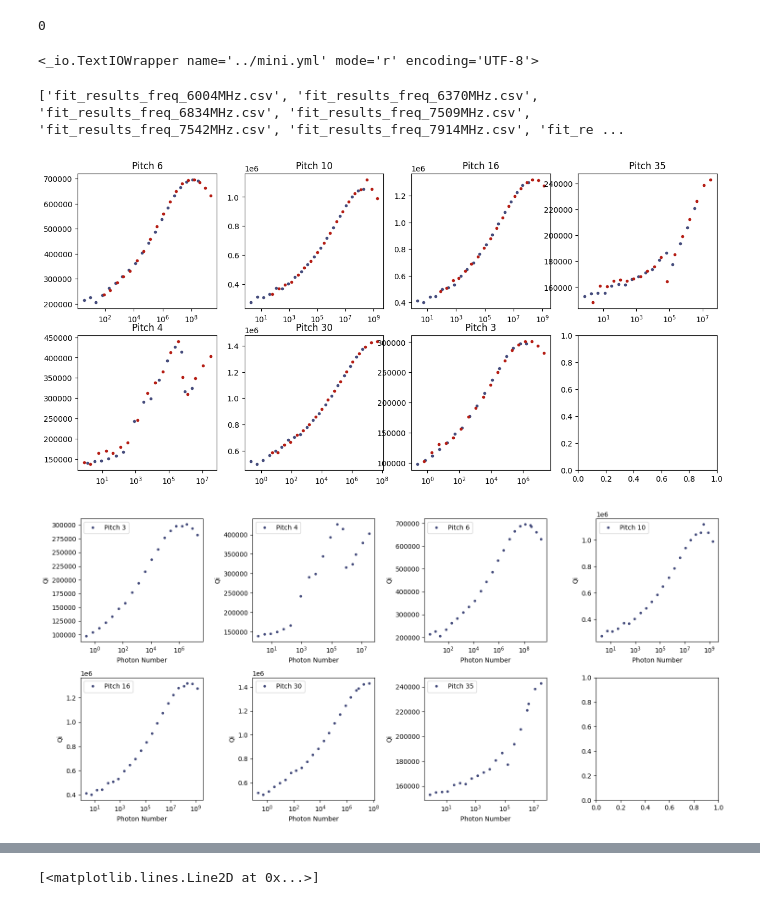
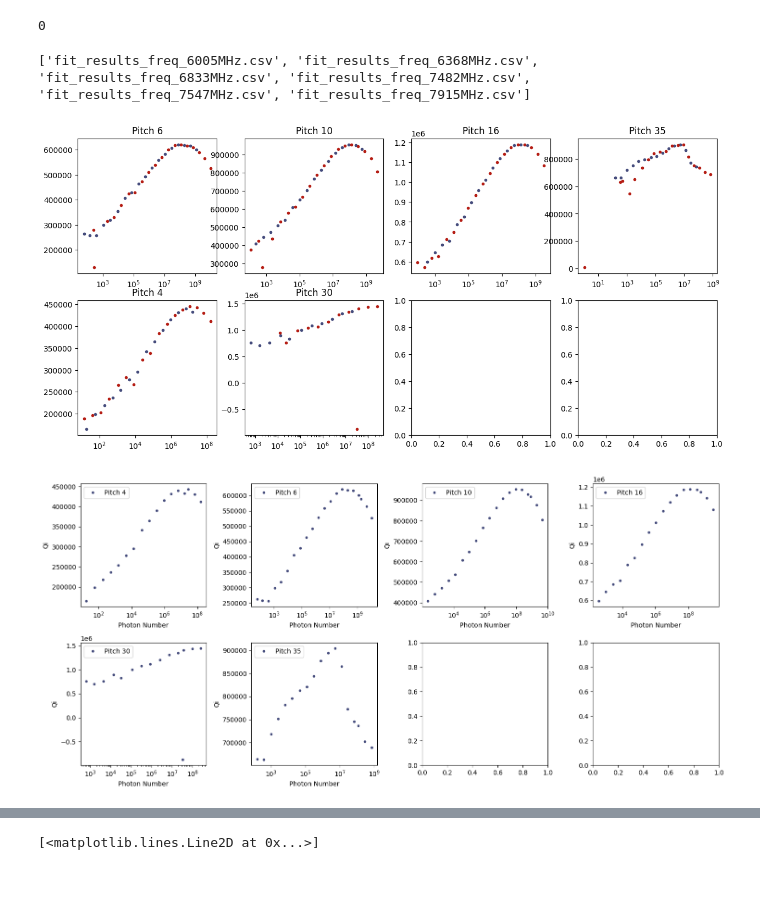
Before and after one commit to eesh-gupta/scresonators, a Jupyter notebook: fit_resonator/plot_fits_meas.ipynb, the cells around one changed output, grey strips where cells are left out. Drawn from its saved outputs; the diff is of its cells as text; code cells hidden in the pictures.

```diff
--- a/fit_resonator/plot_fits_meas.ipynb
+++ b/fit_resonator/plot_fits_meas.ipynb
@@ -31,8 +31,8 @@ cloud_folder = pth_base + 'My Drive/Projects/Materials/'
 #folder = 'Shared drives/SLab/JJ_fab/Coherence Sample/'
 pth = pth_base+folder
 img_pth = cloud_folder+'Outputs/Resonators/'
-#meas = 'silta8_slab'
-meas = 'silta8_jpa'
+meas = 'silta8_slab'
+#meas = 'silta8_jpa'
 # meas = 'siliconta7_res_sq'
 # %%
 with open('../mini.yml', 'r') as file:
@@ -60,10 +60,6 @@ cfg_yaml = yaml.safe_dump(sample_dict, default_flow_style=None)
     # # Write to file
 with open('../mini2.yml', "w") as modified_file:
     modified_file.write(cfg_yaml)
-# %%
-f
-# %% [output]
-<_io.TextIOWrapper name='../mini.yml' mode='r' encoding='UTF-8'>
 # %%
 fig, ax = plt.subplots(2,4, figsize=(15, 7))
 ax = ax.flatten()
@@ -75,7 +71,7 @@ print(csv_files_in_dir)
 coef = np.array([15, 16, 18, 27, 26, 29, 25.75])+1
 
 # slab
-#coef = np.array([4,7.75,10,15,16,18.2])
+coef = np.array([4,7.75,10,15,16,18.2])
 
 #coef = np.array([0, 0, 0, 0, 0, 0, 0])  # No correction for slab resonators
 for i, csv_file in enumerate(csv_files_in_dir):
@@ -99,35 +95,35 @@ for i, csv_file in enumerate(csv_files_in_dir):
         photon_max.append(df_tmp['photon_number'].max())
     #print(photon_max)
     power_order = np.argsort(photon_max)
     df = df[(df['ind'] == power_order[0]) | (df['photon_number'] >= photon_max[power_order[0]])]
     # filtered_df = df[df['ind']] == sorted_inds[1]
     # filtered_df = filtered_df[filtered_df['photon_number'] < np.min(photon_range)]
     # print(filtered_df)
 
 
     df['pitch']=params['pitch'][i]
     df['target_freq']=params['target_freq'][i]
     df['resonator_id'] = i
     df['temp']=0.04
     df_full = pd.concat([df_full, df], ignore_index=True)
 
 df_full = df_full.sort_values(by='pitch')
 
 
 fig, ax = plt.subplots(2,4, figsize=(15, 7))
 ax = ax.flatten()
 grouped = df_full.groupby('pitch')
 for i, (pitch, group) in enumerate(grouped):
     ax[i].semilogx(group['photon_number'], group['q_internal'], '.', label=f'Pitch {pitch}')
     #ax[i].set_title(f'Pitch {pitch}')
     ax[i].set_xlabel('Photon Number')
     ax[i].set_ylabel('Qi')
     ax[i].legend()
 fig.tight_layout()
 coef = [0, 25]
 # %% [output]
-['fit_results_freq_6004MHz.csv', 'fit_results_freq_6370MHz.csv', 'fit_results_freq_6834MHz.csv', 'fit_results_freq_7509MHz.csv', 'fit_results_freq_7542MHz.csv', 'fit_results_freq_7914MHz.csv', 'fit_re ...
+['fit_results_freq_6005MHz.csv', 'fit_results_freq_6368MHz.csv', 'fit_results_freq_6833MHz.csv', 'fit_results_freq_7482MHz.csv', 'fit_results_freq_7547MHz.csv', 'fit_results_freq_7915MHz.csv']
-[figure, old version]
+[figure, new version]
-[figure, old version]
+[figure, new version]
 # %%
 # for slab
```
Also changed, not shown: parts of 2 cells of this notebook, 5 other files.
